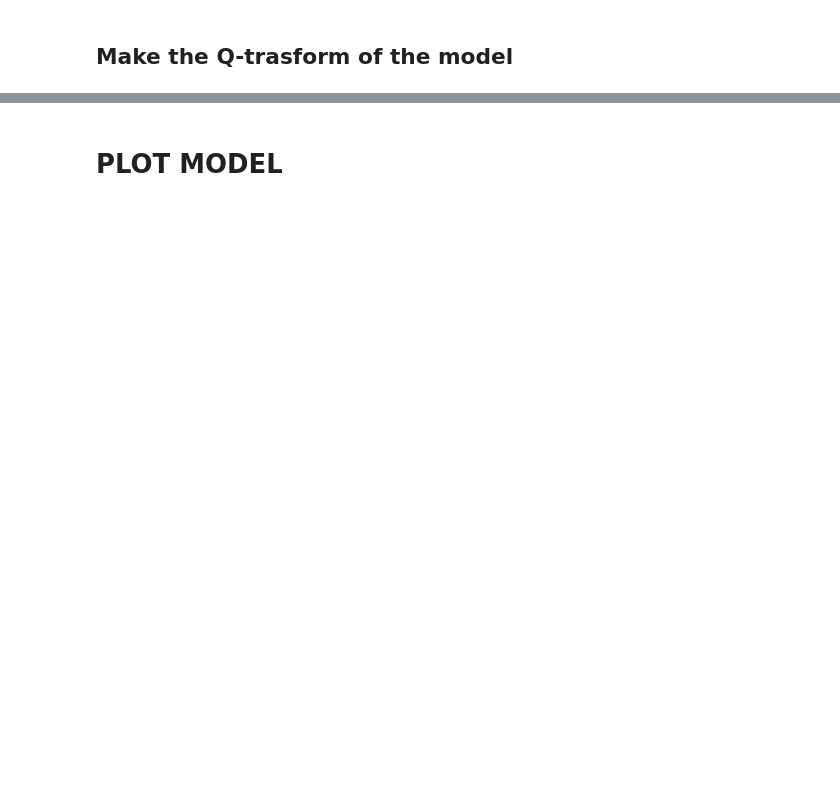
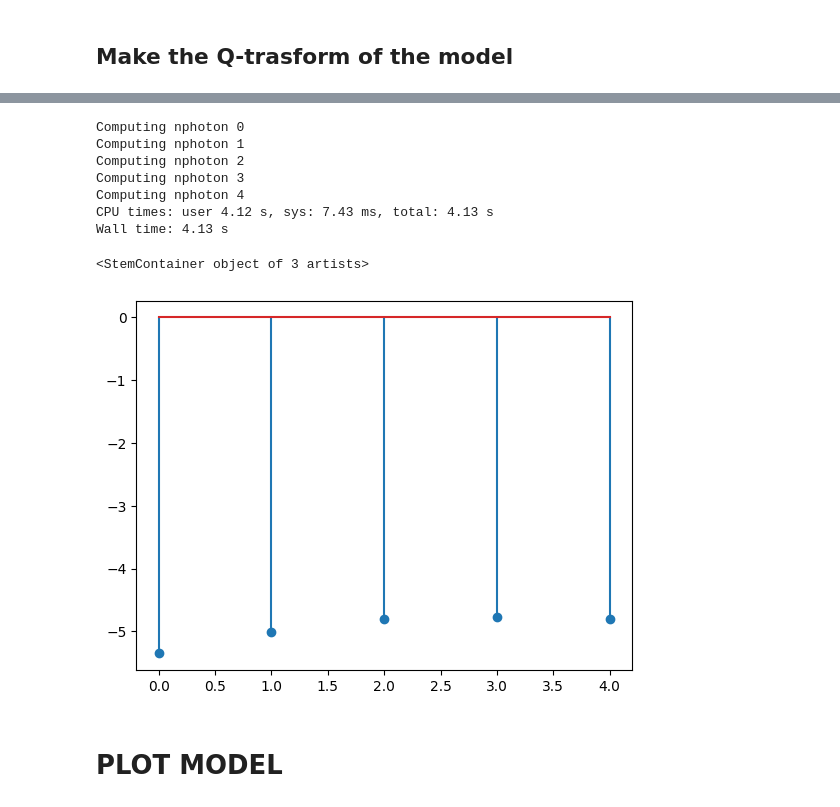
Before and after one commit to nonlinearxwaves/thqml-1.0, a Jupyter notebook: jupyternotebooks/soliton/BoseHubbardNNT.ipynb, the cells around one changed output, grey strips where cells are left out. Cells and saved outputs as stored; diff of their text form; code cells hidden in the pictures; blank space fills up the shorter version.

```diff
--- a/jupyternotebooks/soliton/BoseHubbardNNT.ipynb
+++ b/jupyternotebooks/soliton/BoseHubbardNNT.ipynb
@@ -503,14 +537,24 @@ plt.stem(np.log(out))
 # %%
 %%time
-#probability of finding n photons in the soliton
-maxnphoton=Nexp
+#probability of finding maxnphoton photons in the soliton
+maxnphoton=5
 outp=np.zeros(maxnphoton)
 for ij in range(maxnphoton):
     nsample=[0]*n
     nsample[ijcenter]=ij
     print("Computing nphoton "+repr(ij))
     outp[ij]=qx.Pr(nsample, Qfun)
 plt.stem(np.log(outp))
+# %% [output]
+Computing nphoton 0
+Computing nphoton 1
+Computing nphoton 2
+Computing nphoton 3
+Computing nphoton 4
+CPU times: user 4.12 s, sys: 7.43 ms, total: 4.13 s
+Wall time: 4.13 s
+<StemContainer object of 3 artists>
+[figure, added]
 # %% [markdown]
 # PLOT MODEL
 # %%
```
Also changed, not shown: parts of 17 cells of this notebook, 2 other files.
